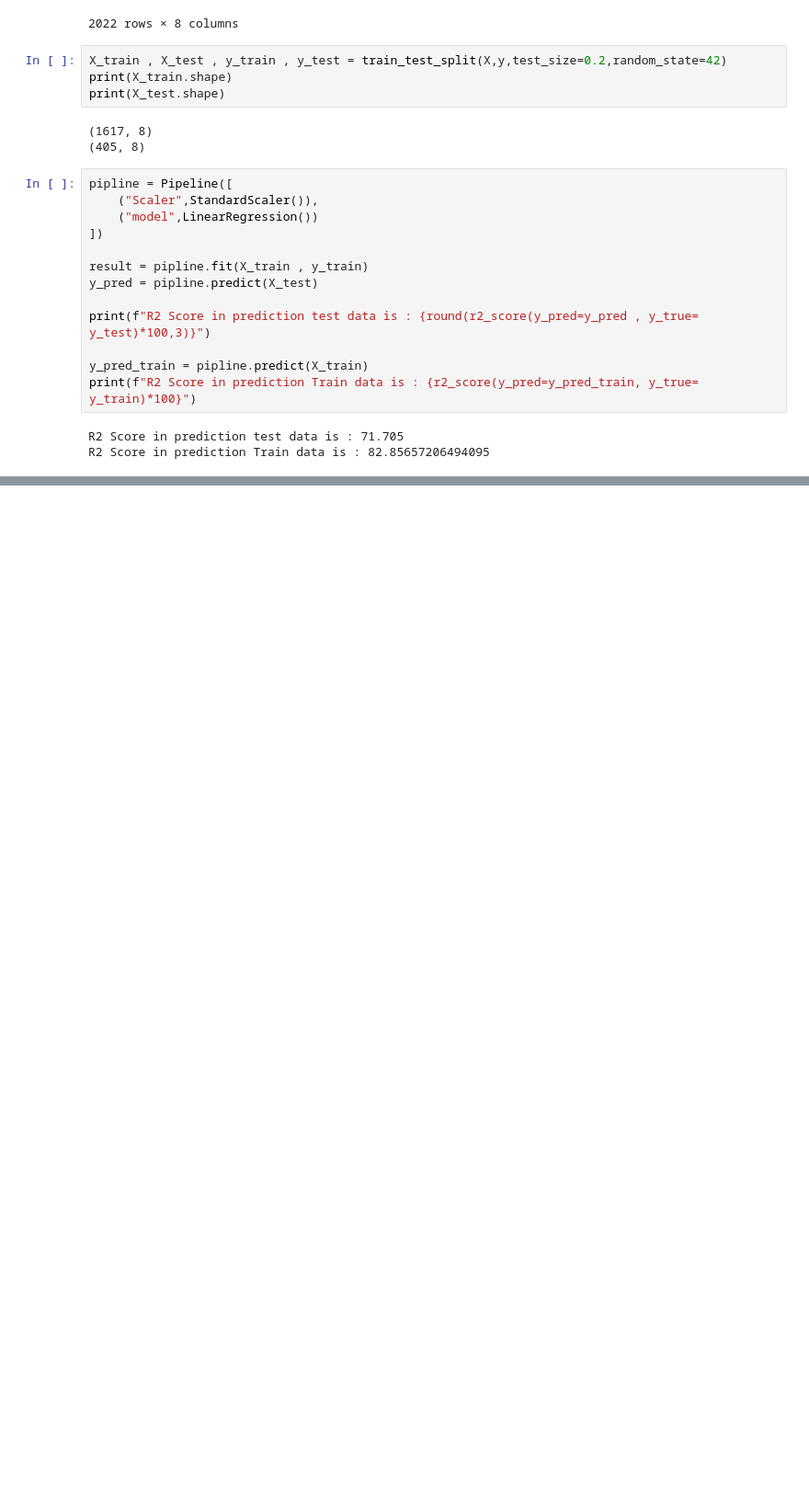
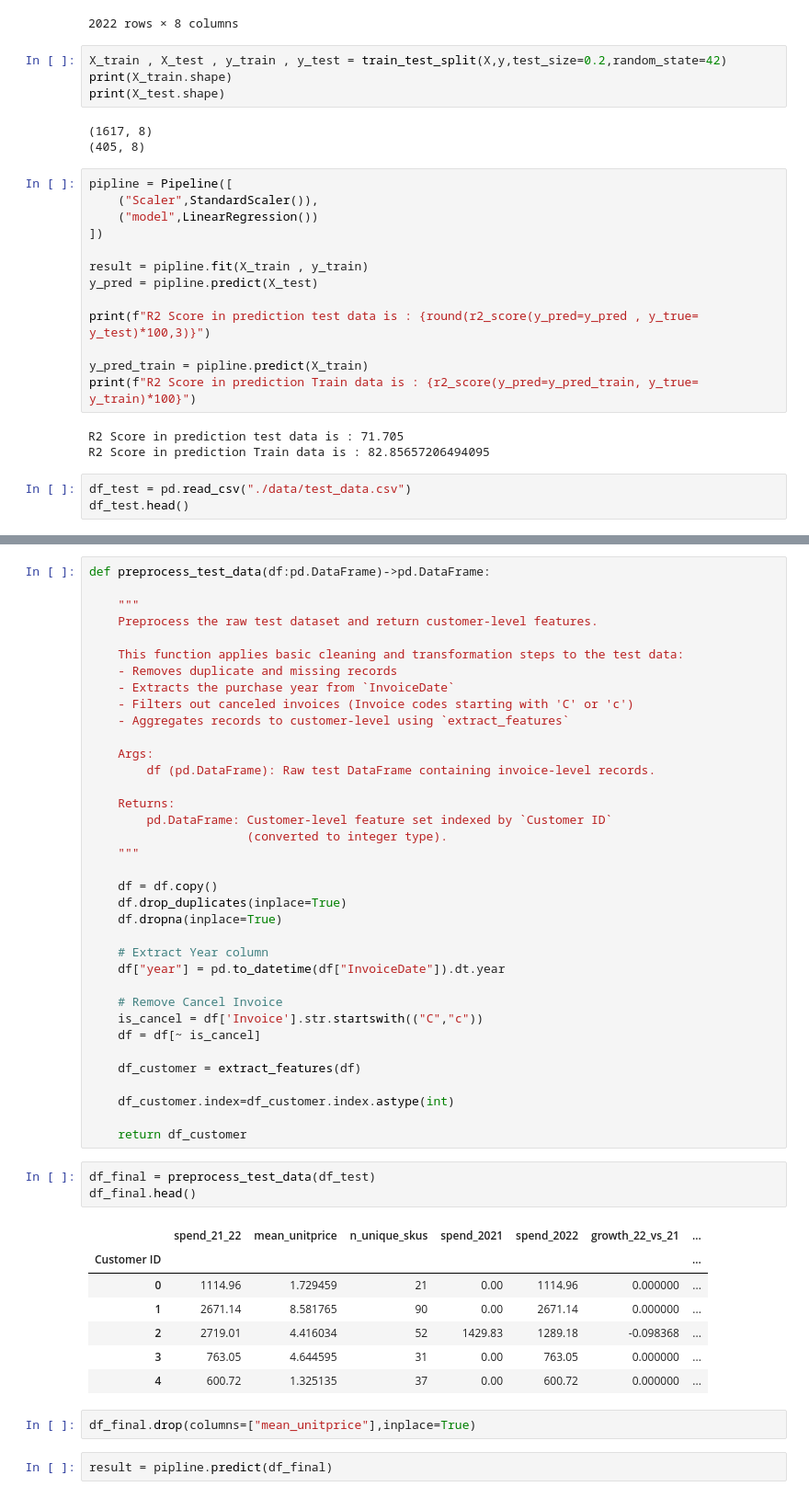
Before and after one commit to Mo-sharifi/retail-2023-spend-prediction, a Jupyter notebook: main.ipynb, the cells around one changed output, grey strips where cells are left out. Shown at 92% size. Saved outputs shown, nothing was run; the diff lists cells and outputs as text; blank space fills up the shorter version.

```diff
--- a/main.ipynb
+++ b/main.ipynb
@@ -328,3 +328,6 @@ print(f"R2 Score in prediction Train data is : {r2_score(y_pred=y_pred_train, y_
 # %% [output]
 R2 Score in prediction test data is : 71.705
 R2 Score in prediction Train data is : 82.85657206494095
+# %%
+df_test = pd.read_csv("./data/test_data.csv")
+df_test.head()
@@ -330,0 +478,51 @@ R2 Score in prediction Train data is : 82.85657206494095
+# %%
+def preprocess_test_data(df:pd.DataFrame)->pd.DataFrame:
+
+    """
+    Preprocess the raw test dataset and return customer-level features.
+
+    This function applies basic cleaning and transformation steps to the test data:
+    - Removes duplicate and missing records
+    - Extracts the purchase year from `InvoiceDate`
+    - Filters out canceled invoices (Invoice codes starting with 'C' or 'c')
+    - Aggregates records to customer-level using `extract_features`
+
+    Args:
+        df (pd.DataFrame): Raw test DataFrame containing invoice-level records.
+
+    Returns:
+        pd.DataFrame: Customer-level feature set indexed by `Customer ID`
+                      (converted to integer type).
+    """
+
+    df = df.copy()
+    df.drop_duplicates(inplace=True)
+    df.dropna(inplace=True)
+
+    # Extract Year column
+    df["year"] = pd.to_datetime(df["InvoiceDate"]).dt.year
+
+    # Remove Cancel Invoice
+    is_cancel = df['Invoice'].str.startswith(("C","c"))
+    df = df[~ is_cancel]
+
+    df_customer = extract_features(df)
+
+    df_customer.index=df_customer.index.astype(int)
+
+    return df_customer
+# %%
+df_final = preprocess_test_data(df_test)
+df_final.head()
+# %% [output]
+|  | spend_21_22 | mean_unitprice | n_unique_skus | spend_2021 | spend_2022 | growth_22_vs_21 | ... |
+| Customer ID |  |  |  |  |  |  | ... |
+| 0 | 1114.96 | 1.729459 | 21 | 0.00 | 1114.96 | 0.000000 | ... |
+| 1 | 2671.14 | 8.581765 | 90 | 0.00 | 2671.14 | 0.000000 | ... |
+| 2 | 2719.01 | 4.416034 | 52 | 1429.83 | 1289.18 | -0.098368 | ... |
+| 3 | 763.05 | 4.644595 | 31 | 0.00 | 763.05 | 0.000000 | ... |
+| 4 | 600.72 | 1.325135 | 37 | 0.00 | 600.72 | 0.000000 | ... |
+# %%
+df_final.drop(columns=["mean_unitprice"],inplace=True)
+# %%
+result = pipline.predict(df_final)
```
Also changed, not shown: parts of 3 cells of this notebook.
